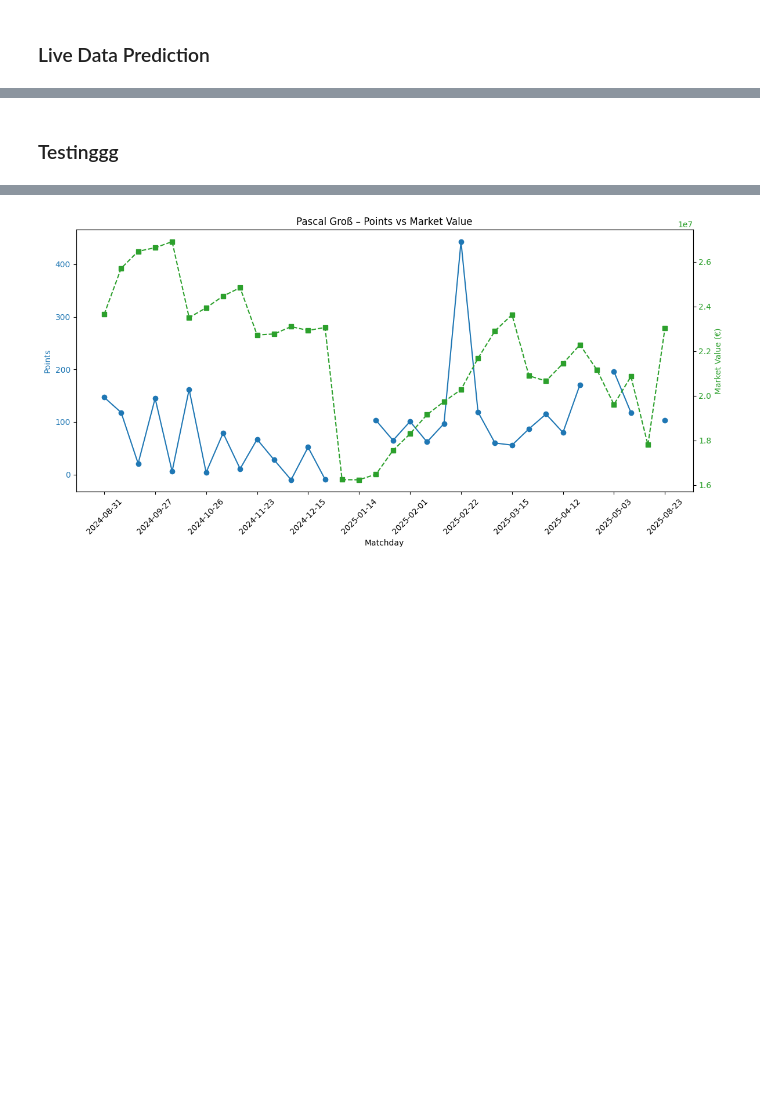
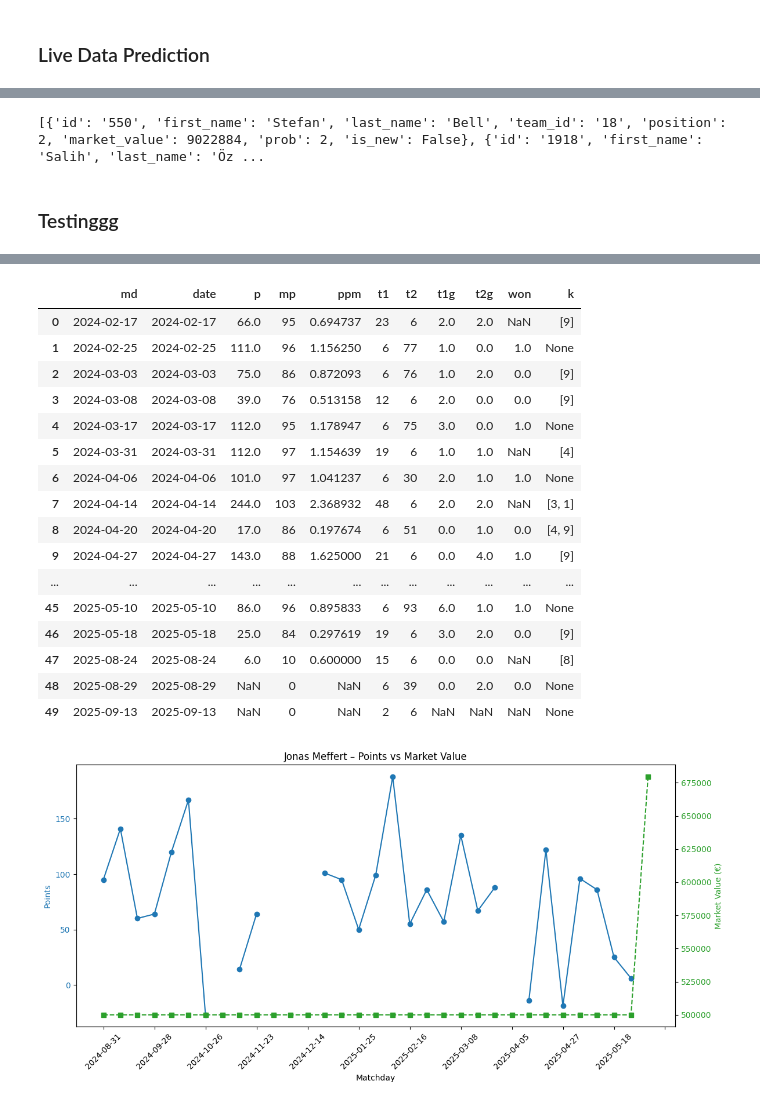
Before and after one commit to walzim/Kickbase-Trading-Advisor, a Jupyter notebook: daily_predictions.ipynb, the cells around one changed output, grey strips where cells are left out. Saved outputs shown, nothing was run; the diff lists cells and outputs as text; code cells hidden in the pictures; blank space fills up the shorter version.

```diff
--- a/daily_predictions.ipynb
+++ b/daily_predictions.ipynb
@@ -321,3 +396,11 @@ display(upcoming[["player_id", "last_name", "date", "md", "next_md", "days_to_ne
+# %%
+league_infos = get_leagues_infos(token)
+league_id = league_infos[0]["id"]
+
+players_on_market = get_players_on_market(token, league_id)
+print(players_on_market)
+# %% [output]
+[{'id': '550', 'first_name': 'Stefan', 'last_name': 'Bell', 'team_id': '18', 'position': 2, 'market_value': 9022884, 'prob': 2, 'is_new': False}, {'id': '1918', 'first_name': 'Salih', 'last_name': 'Öz ...
 # %% [markdown]
 ### Testinggg
 # %%
@@ -325,7 +408,7 @@ display(upcoming[["player_id", "last_name", "date", "md", "next_md", "days_to_ne
 competition_id = 1 # 1 is for Bundesliga, info from github issue thread
 last_mv_values = 365 # in days, max 365
 last_pfm_values = 50 # in matchdays
-player_name = "Pascal Groß" # Example player
+player_name = "Jonas Meffert" # Example player
 
 # Get player ID
 player_id = get_player_id(token, competition_id, player_name)
@@ -342,6 +425,8 @@ mv_df = pd.DataFrame(market_value)
 # Get player performance
 performance = get_player_performance(token, competition_id, player_id, last_pfm_values, player_team_id)
 p_df = pd.DataFrame(performance)
+
+display(p_df)
 
 # Merge on 'date'
 merged_df = pd.merge(p_df, mv_df, on="date", how="inner")
@@ -385 +469,18 @@ plt.show()
+|  | md | date | p | mp | ppm | t1 | t2 | t1g | t2g | won | k |
+| 0 | 2024-02-17 | 2024-02-17 | 66.0 | 95 | 0.694737 | 23 | 6 | 2.0 | 2.0 | NaN | [9] |
+| 1 | 2024-02-25 | 2024-02-25 | 111.0 | 96 | 1.156250 | 6 | 77 | 1.0 | 0.0 | 1.0 | None |
+| 2 | 2024-03-03 | 2024-03-03 | 75.0 | 86 | 0.872093 | 6 | 76 | 1.0 | 2.0 | 0.0 | [9] |
+| 3 | 2024-03-08 | 2024-03-08 | 39.0 | 76 | 0.513158 | 12 | 6 | 2.0 | 0.0 | 0.0 | [9] |
+| 4 | 2024-03-17 | 2024-03-17 | 112.0 | 95 | 1.178947 | 6 | 75 | 3.0 | 0.0 | 1.0 | None |
+| 5 | 2024-03-31 | 2024-03-31 | 112.0 | 97 | 1.154639 | 19 | 6 | 1.0 | 1.0 | NaN | [4] |
+| 6 | 2024-04-06 | 2024-04-06 | 101.0 | 97 | 1.041237 | 6 | 30 | 2.0 | 1.0 | 1.0 | None |
+| 7 | 2024-04-14 | 2024-04-14 | 244.0 | 103 | 2.368932 | 48 | 6 | 2.0 | 2.0 | NaN | [3, 1] |
+| 8 | 2024-04-20 | 2024-04-20 | 17.0 | 86 | 0.197674 | 6 | 51 | 0.0 | 1.0 | 0.0 | [4, 9] |
+| 9 | 2024-04-27 | 2024-04-27 | 143.0 | 88 | 1.625000 | 21 | 6 | 0.0 | 4.0 | 1.0 | [9] |
+| ... | ... | ... | ... | ... | ... | ... | ... | ... | ... | ... | ... |
+| 45 | 2025-05-10 | 2025-05-10 | 86.0 | 96 | 0.895833 | 6 | 93 | 6.0 | 1.0 | 1.0 | None |
+| 46 | 2025-05-18 | 2025-05-18 | 25.0 | 84 | 0.297619 | 19 | 6 | 3.0 | 2.0 | 0.0 | [9] |
+| 47 | 2025-08-24 | 2025-08-24 | 6.0 | 10 | 0.600000 | 15 | 6 | 0.0 | 0.0 | NaN | [8] |
+| 48 | 2025-08-29 | 2025-08-29 | NaN | 0 | NaN | 6 | 39 | 0.0 | 2.0 | 0.0 | None |
+| 49 | 2025-09-13 | 2025-09-13 | NaN | 0 | NaN | 2 | 6 | NaN | NaN | NaN | None |
-[figure, old version]
+[figure, new version]
```
Also changed, not shown: parts of 11 cells of this notebook, 3 other files.
